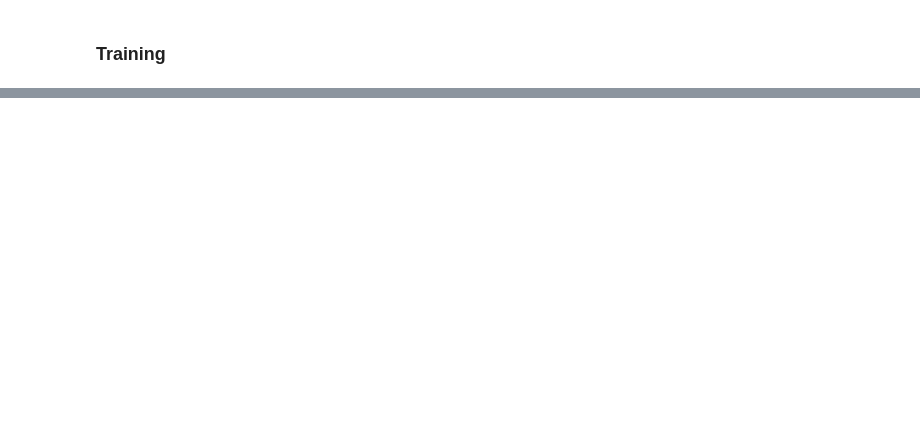
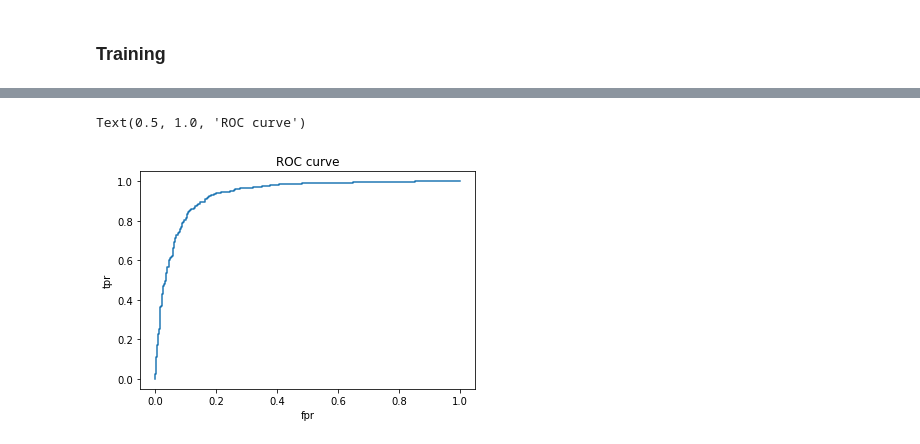
Before and after one commit to bnachman/ILCAnomalies, a Jupyter notebook: DataParser.ipynb, the cells around one changed output, grey strips where cells are left out. Drawn from its saved outputs; the diff is of its cells as text; code cells hidden in the pictures; blank space fills up the shorter version.

```diff
--- a/DataParser.ipynb
+++ b/DataParser.ipynb
@@ -292,7 +326,7 @@ Y = to_categorical(y_selected, num_classes=2)
 # %% [markdown]
 ### Building the model
 # %%
-Phi_sizes, F_sizes = (10, 10, 16), (20, 20)
+Phi_sizes, F_sizes = (10, 10, 16), (40, 20)
 num_epoch = 30
 batch_size = 10
 # %%
@@ -349 +379,3 @@ Epoch 30/30
 <keras.callbacks.History at 0x...>
+# %%
+Y_predict = pfn.predict(X_test)
@@ -350,2 +384,12 @@ Epoch 30/30
+# %%
+roc_curve = sklearn.metrics.roc_curve(Y_test[:,1:], Y_predict[:,1:])
+# %%
+plt.plot(roc_curve[0],roc_curve[1])
+plt.xlabel('fpr')
+plt.ylabel('tpr')
+plt.title('ROC curve')
+# %% [output]
+Text(0.5, 1.0, 'ROC curve')
+[figure, added]
 # %%
 #Later for ML: https://energyflow.network/examples/
```
Also changed, not shown: parts of 32 cells of this notebook.
